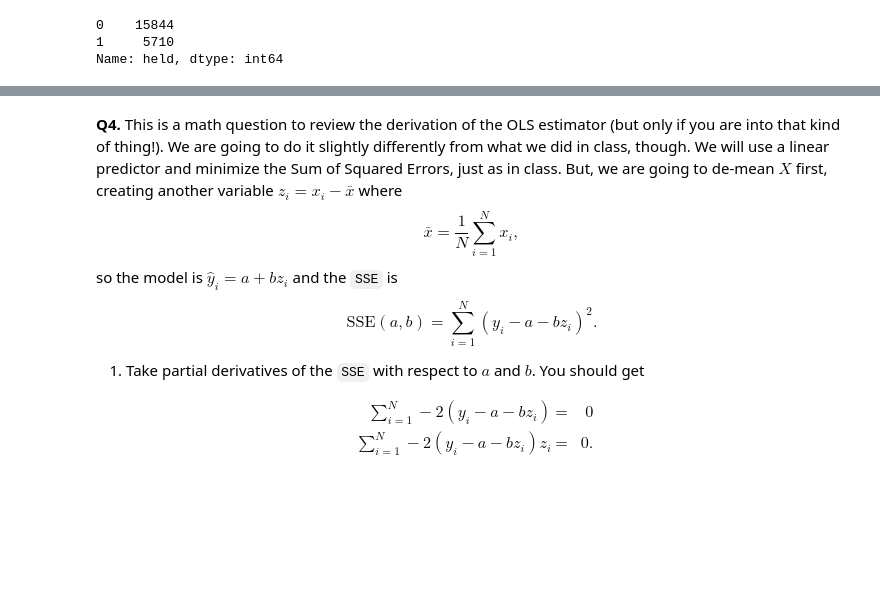
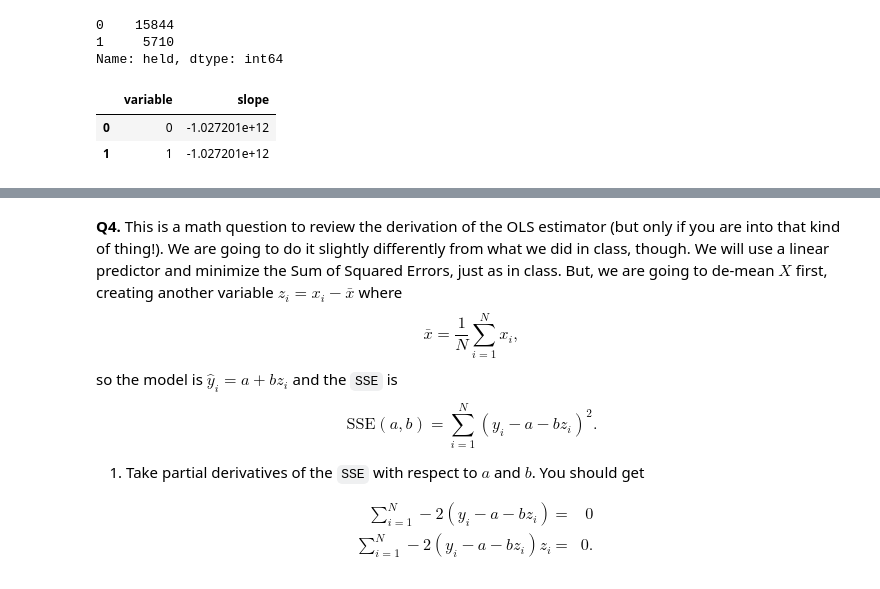
Before and after one commit to annikarichardson2024/LinearRegression, a Jupyter notebook: assignment-4.ipynb, the cells around one changed output, grey strips where cells are left out. Drawn from its saved outputs; the diff is of its cells as text; code cells hidden in the pictures; blank space fills up the shorter version.

```diff
--- a/assignment-4.ipynb
+++ b/assignment-4.ipynb
@@ -208,5 +231,16 @@ Name: held, dtype: int64
 df['Black'] = (df['race']=='B').astype(int)
 # %%
 # PART 3
+from sklearn.linear_model import LinearRegression
+
+y = rdf['held']
+X = pd.get_dummies(rdf['Black'],dtype=int)
+reg = LinearRegression().fit(X,y)
+sdf = pd.DataFrame({'variable': X.columns, 'slope':reg.coef_})
+sdf
+# %% [output]
+|  | variable | slope |
+| 0 | 0 | -1.027201e+12 |
+| 1 | 1 | -1.027201e+12 |
 # %%
 # PART 4
```
Also changed, not shown: parts of 5 cells of this notebook.
